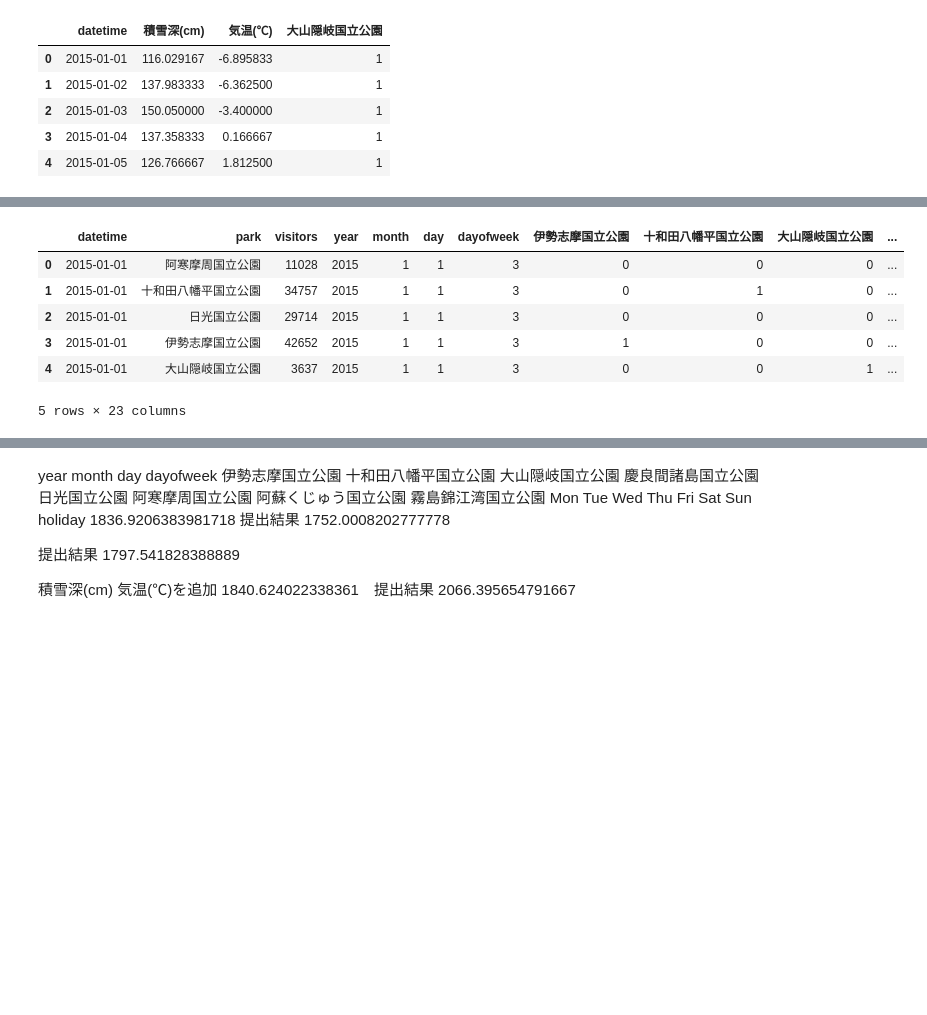
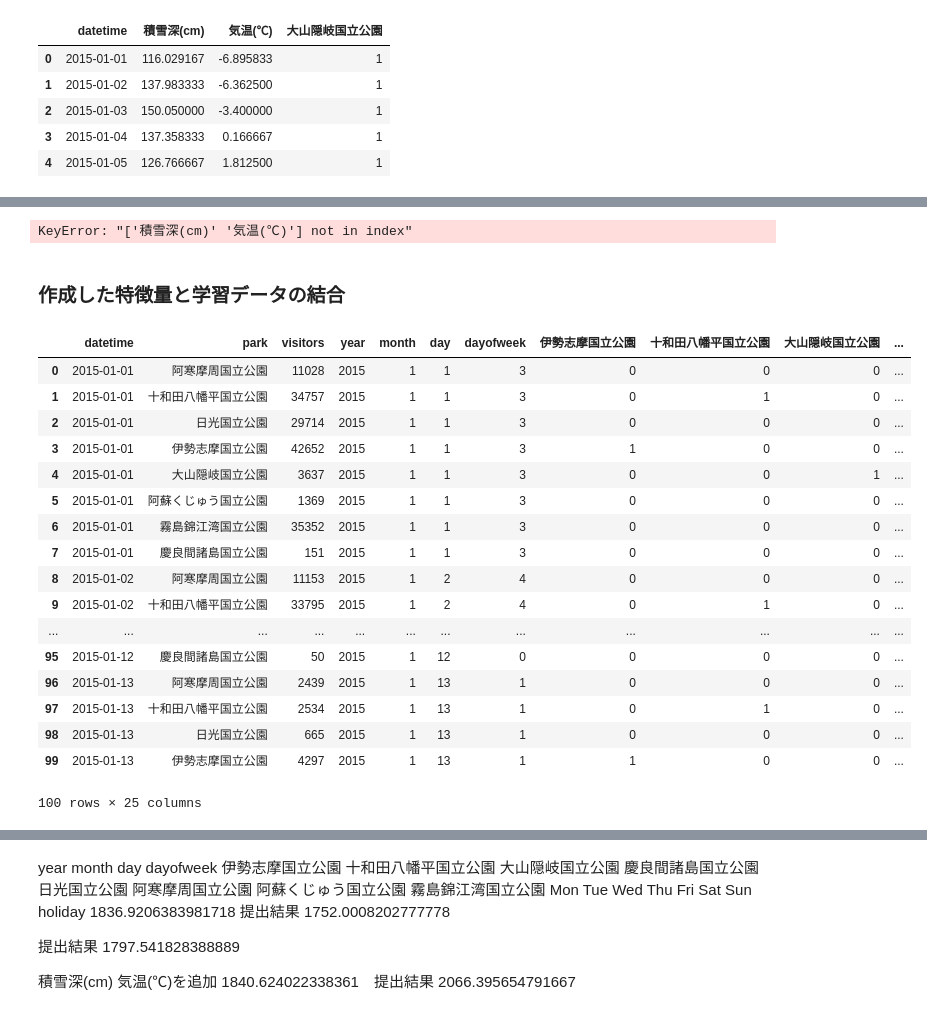
Before and after one commit to TaigoKuriyama/national_park_prediction, a Jupyter notebook: notebook/preprocess.ipynb, the cells around one changed output, grey strips where cells are left out. Drawn from its saved outputs; the diff is of its cells as text; code cells hidden in the pictures; blank space fills up the shorter version.

```diff
--- a/notebook/preprocess.ipynb
+++ b/notebook/preprocess.ipynb
@@ -122,0 +124,26 @@ df_oyama.head()
+# %%
+N = 365 # データ数
+N_ = 366
+n = np.arange(365)
+n_ = np.arange(366)
+
+#  Not leap year
+sin_cur_not_leap= np.sin(2*np.pi*n/N)
+cos_cur_not_leap= np.cos(2*np.pi*n/N)
+
+#  leap year
+sin_cur_leap= np.sin(2*np.pi*n_/N_)
+cos_cur_leap= np.cos(2*np.pi*n_/N_)
+
+# concat for 2015, 2016
+sin_cur = np.concatenate((sin_cur_not_leap, sin_cur_leap), axis=0)
+cos_cur = np.concatenate((cos_cur_not_leap, cos_cur_leap), axis=0)
+
+# to dataframe
+sin_columns = 'sin'
+df_sin_cur_train = pd.DataFrame(data=sin_cur,dtype='float')
+df_cos_cur_train = pd.DataFrame(data=cos_cur,dtype='float')
+
+# concat for 2017
+df_sin_cur_test = pd.DataFrame(data=sin_cur_not_leap,dtype='float')
+df_cos_cur_test = pd.DataFrame(data=cos_cur_not_leap,dtype='float')
@@ -123,20 +161,48 @@ df_oyama.head()
+# %%
+df_weather = pd.read_csv('../data/raw/weather.tsv',sep='\t')
+df_weather['日時'] = pd.to_datetime(df_weather['年月日'])
+df_weather_mean = df_weather.groupby('日時',as_index=False).mean()[['日時','積雪深(cm)', '気温(℃)']]
+# %% [output]
+KeyError: "['積雪深(cm)' '気温(℃)'] not in index"
+# %% [markdown]
+### 作成した特徴量と学習データの結合
 # %%
 # 学習データと休日データの結合
-#df_merged = pd.merge(df_train,df_holiday,on='datetime')
+#df_merged = pd.merge(df_train,df_holiday,on='datetime') #
 df_merged = pd.merge(df_train,df_holiday_exc_wkend,on='datetime')
 #df_merged =  pd.merge(df_merged,df_holiday_exc_wkend,on='datetime')
+
 # 学習データと⼤⼭気象データの結合
 #df_oyama['datetime'] = pd.to_datetime(df_oyama['datetime'])
 #df_merged = pd.merge(df_merged,df_oyama,on=['大山隠岐国立公園','datetime'],how='left')
-df_merged.head()
+
+# 学習データとsin/cosカーブデータの結合
+df_datetime_train = df_train[~df_train.duplicated(subset='datetime')]['datetime']
+df_datetime_train = df_datetime_train.reset_index()
+df_datetime_train = df_datetime_train['datetime']
+df_sin_cos = pd.concat([df_datetime_train,df_sin_cur_train,df_cos_cur_train], axis=1)
+df_sin_cos.columns = ['datetime', 'sin', 'cos']
+df_merged = pd.merge(df_merged,df_sin_cos,on='datetime')
+df_merged.head(100)
 # %% [output]
 |  | datetime | park | visitors | year | month | day | dayofweek | 伊勢志摩国立公園 | 十和田八幡平国立公園 | 大山隠岐国立公園 | ... |
 | 0 | 2015-01-01 | 阿寒摩周国立公園 | 11028 | 2015 | 1 | 1 | 3 | 0 | 0 | 0 | ... |
 | 1 | 2015-01-01 | 十和田八幡平国立公園 | 34757 | 2015 | 1 | 1 | 3 | 0 | 1 | 0 | ... |
 | 2 | 2015-01-01 | 日光国立公園 | 29714 | 2015 | 1 | 1 | 3 | 0 | 0 | 0 | ... |
 | 3 | 2015-01-01 | 伊勢志摩国立公園 | 42652 | 2015 | 1 | 1 | 3 | 1 | 0 | 0 | ... |
 | 4 | 2015-01-01 | 大山隠岐国立公園 | 3637 | 2015 | 1 | 1 | 3 | 0 | 0 | 1 | ... |
+| 5 | 2015-01-01 | 阿蘇くじゅう国立公園 | 1369 | 2015 | 1 | 1 | 3 | 0 | 0 | 0 | ... |
+| 6 | 2015-01-01 | 霧島錦江湾国立公園 | 35352 | 2015 | 1 | 1 | 3 | 0 | 0 | 0 | ... |
+| 7 | 2015-01-01 | 慶良間諸島国立公園 | 151 | 2015 | 1 | 1 | 3 | 0 | 0 | 0 | ... |
+| 8 | 2015-01-02 | 阿寒摩周国立公園 | 11153 | 2015 | 1 | 2 | 4 | 0 | 0 | 0 | ... |
+| 9 | 2015-01-02 | 十和田八幡平国立公園 | 33795 | 2015 | 1 | 2 | 4 | 0 | 1 | 0 | ... |
+| ... | ... | ... | ... | ... | ... | ... | ... | ... | ... | ... | ... |
+| 95 | 2015-01-12 | 慶良間諸島国立公園 | 50 | 2015 | 1 | 12 | 0 | 0 | 0 | 0 | ... |
+| 96 | 2015-01-13 | 阿寒摩周国立公園 | 2439 | 2015 | 1 | 13 | 1 | 0 | 0 | 0 | ... |
+| 97 | 2015-01-13 | 十和田八幡平国立公園 | 2534 | 2015 | 1 | 13 | 1 | 0 | 1 | 0 | ... |
+| 98 | 2015-01-13 | 日光国立公園 | 665 | 2015 | 1 | 13 | 1 | 0 | 0 | 0 | ... |
+| 99 | 2015-01-13 | 伊勢志摩国立公園 | 4297 | 2015 | 1 | 13 | 1 | 1 | 0 | 0 | ... |
-5 rows × 23 columns
+100 rows × 25 columns
 # %%
 from sklearn.cross_validation import train_test_split
 import math
```
Also changed, not shown: parts of 21 cells of this notebook, 1 other file.
